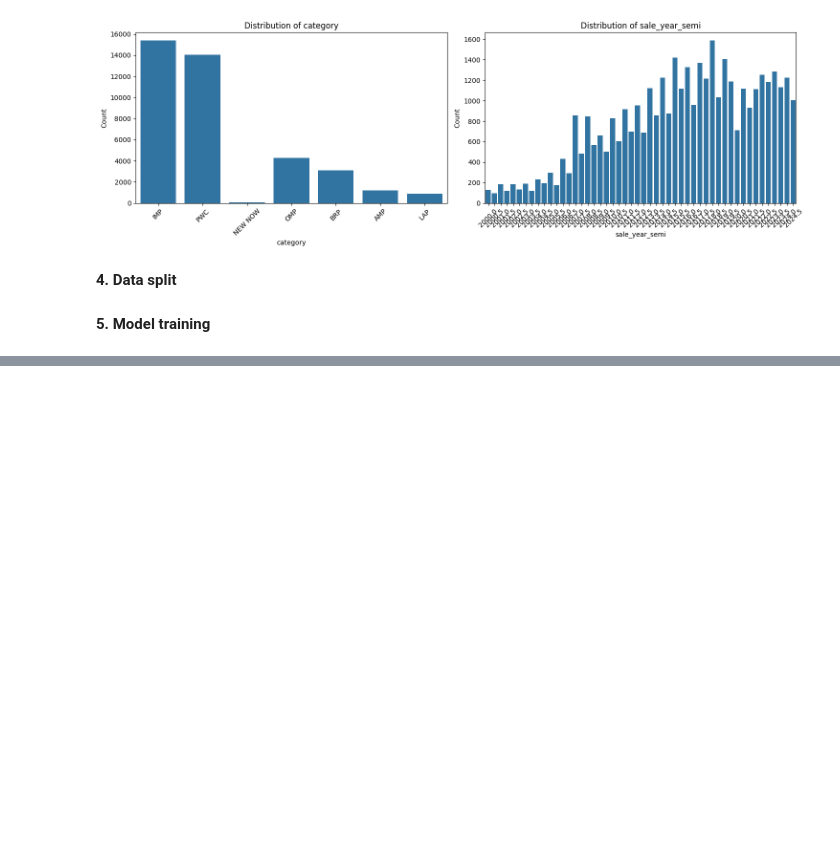
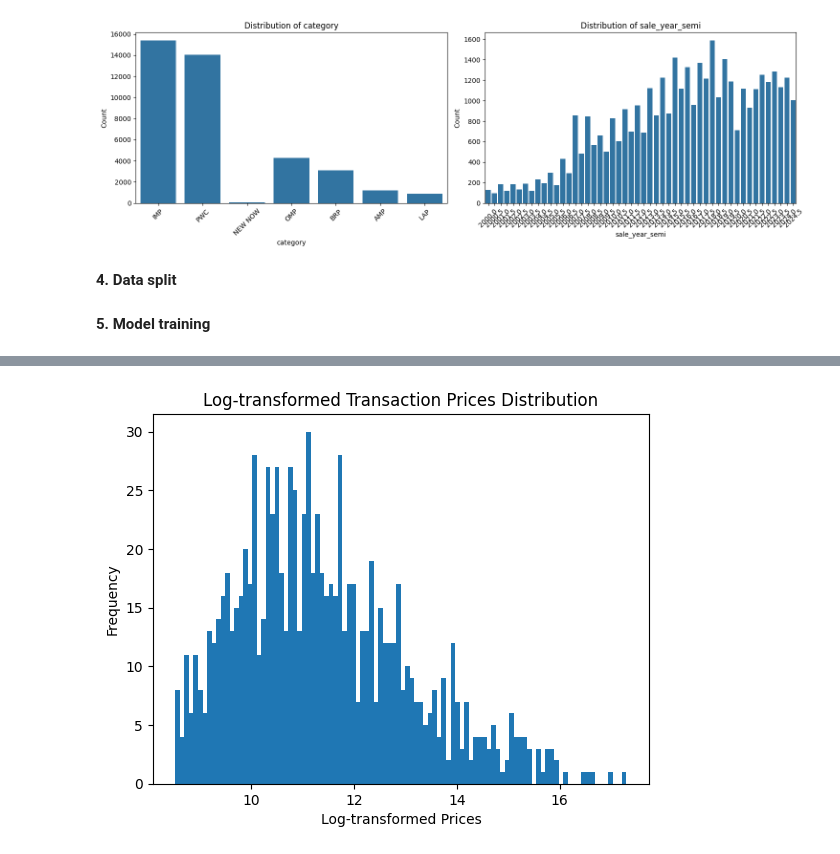
Before and after one commit to janwaelty/Master-Thesis, a Jupyter notebook: data_preprocessing.ipynb, the cells around one changed output, grey strips where cells are left out. Saved outputs shown, nothing was run; the diff lists cells and outputs as text; code cells hidden in the pictures; blank space fills up the shorter version.

```diff
--- a/data_preprocessing.ipynb
+++ b/data_preprocessing.ipynb
@@ -275,13 +308,8 @@ def train(network, trainloader, testloader, epochs=100, eta=0.0001, momentum=0.9
 # %%
 # training phase
 
-import torch
+class TransactionDataset(Dataset):
 
-
-class TransactionDataset(Dataset):
-    """
-    Custom dataset class for loading the transaction data.
-    """
     def __init__(self, X, y):
         # Ensure that all values are numeric and convert to numpy arrays of correct dtype
         self.X = X.reset_index(drop=True).values.astype('float32')  # Ensure float32 type
@@ -309,11 +337,11 @@ def create_dataloaders(X_train, X_test, y_train, y_test, batch_size=32):
 
 
 
-selected_vars =  ['category','transaction_year_semi', 'artist',
-                  'transaction_price', 'height', 'width',
-                  'medium', 'transaction_house']
-one_hot_vars = ['category', 'transaction_year_semi',
-                  'artist', 'medium', 'transaction_house']
+selected_vars =  ['category', 'artist', 'transaction_price', 'height',
+                  'width', 'medium', 'transaction_house',
+                  'transaction_year_semi',]
+one_hot_vars = ['category', 'artist', 'medium', 'transaction_house',
+                 'transaction_year_semi']
 
 
 X_train, X_test, y_train, y_test = get_data_for_nn(artwork_numeric_data,
@@ -355,0 +426,10 @@ Epoch [20/20] Train loss: 1.881181 Test loss: 4.068567
+# %%
+# Histogram of log-transformed transaction prices
+
+plt.hist(y_test, bins=100)
+plt.title('Log-transformed Transaction Prices Distribution')
+plt.xlabel('Log-transformed Prices')
+plt.ylabel('Frequency')
+plt.show()
+# %% [output]
+[figure, added]
```
Also changed, not shown: parts of 8 cells of this notebook.
